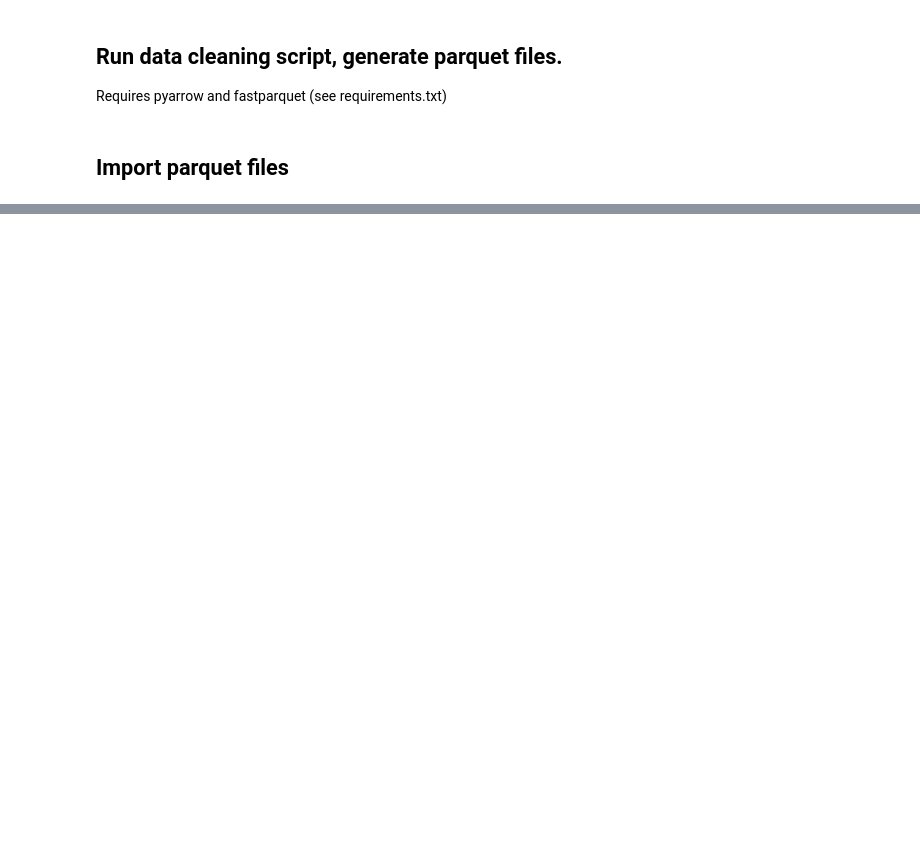
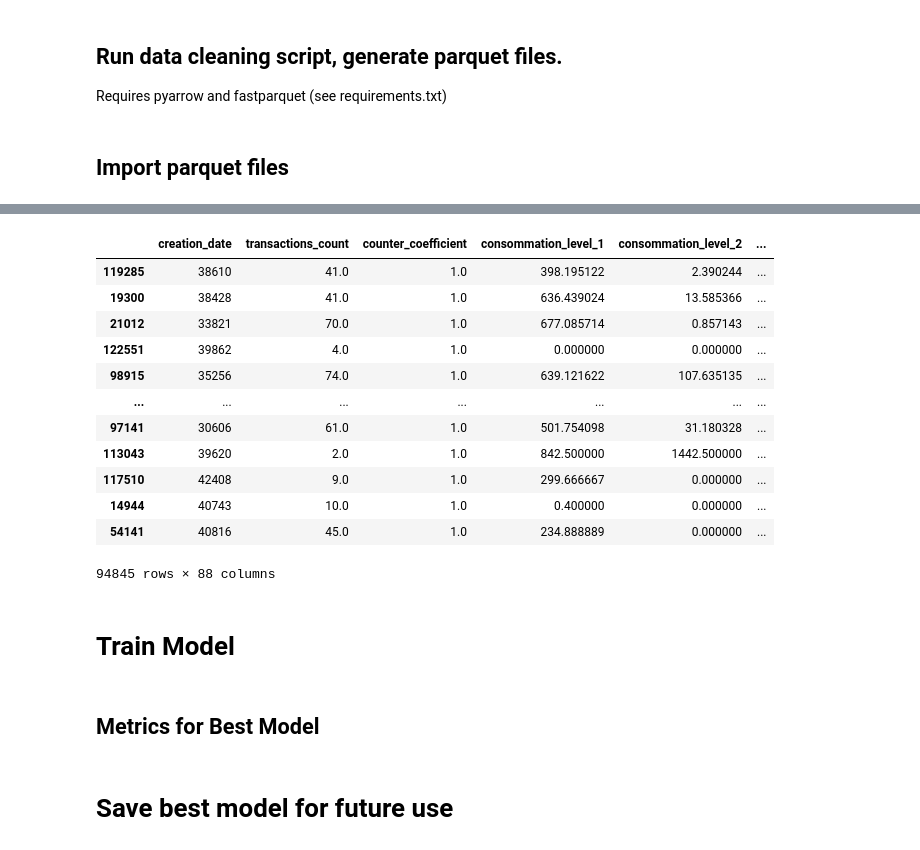
Before and after one commit to xMax991/ds-fraud-detection, a Jupyter notebook: Fraud_Detection_Template_get_Parquet_Data.ipynb, the cells around one changed output, grey strips where cells are left out. Cells and saved outputs as stored; diff of their text form; code cells hidden in the pictures; blank space fills up the shorter version.

```diff
--- a/Fraud_Detection_Template_get_Parquet_Data.ipynb
+++ b/Fraud_Detection_Template_get_Parquet_Data.ipynb
@@ -72,0 +89,14 @@ df_train_agg.describe()
+# %%
+X = df.loc[:, ~df.columns.isin(["target"])]
+y = df["target"]
+X_final_test = df_final_test
+
+# make sure column order the same in X and X_final_test
+X, X_final_test = X.align(X_final_test, join="right", axis=1)
+
+RSEED = 42
+
+# 30% examples in test data
+X_train, X_test, y_train, y_test = train_test_split(
+    X, y, stratify=y, test_size=0.3, random_state=RSEED
+)
@@ -72,0 +140,16 @@ df_train_agg.describe()
+# %%
+X_train
+# %% [output]
+|  | creation_date | transactions_count | counter_coefficient | consommation_level_1 | consommation_level_2 | ... |
+| 119285 | 38610 | 41.0 | 1.0 | 398.195122 | 2.390244 | ... |
+| 19300 | 38428 | 41.0 | 1.0 | 636.439024 | 13.585366 | ... |
+| 21012 | 33821 | 70.0 | 1.0 | 677.085714 | 0.857143 | ... |
+| 122551 | 39862 | 4.0 | 1.0 | 0.000000 | 0.000000 | ... |
+| 98915 | 35256 | 74.0 | 1.0 | 639.121622 | 107.635135 | ... |
+| ... | ... | ... | ... | ... | ... | ... |
+| 97141 | 30606 | 61.0 | 1.0 | 501.754098 | 31.180328 | ... |
+| 113043 | 39620 | 2.0 | 1.0 | 842.500000 | 1442.500000 | ... |
+| 117510 | 42408 | 9.0 | 1.0 | 299.666667 | 0.000000 | ... |
+| 14944 | 40743 | 10.0 | 1.0 | 0.400000 | 0.000000 | ... |
+| 54141 | 40816 | 45.0 | 1.0 | 234.888889 | 0.000000 | ... |
+94845 rows × 88 columns
@@ -72,0 +189,4 @@ df_train_agg.describe()
+# %% [markdown]
+# Train Model
+# %% [markdown]
+## Metrics for Best Model
@@ -72,0 +197,2 @@ df_train_agg.describe()
+# %% [markdown]
+# Save best model for future use
```
Also changed, not shown: parts of 17 cells of this notebook.
